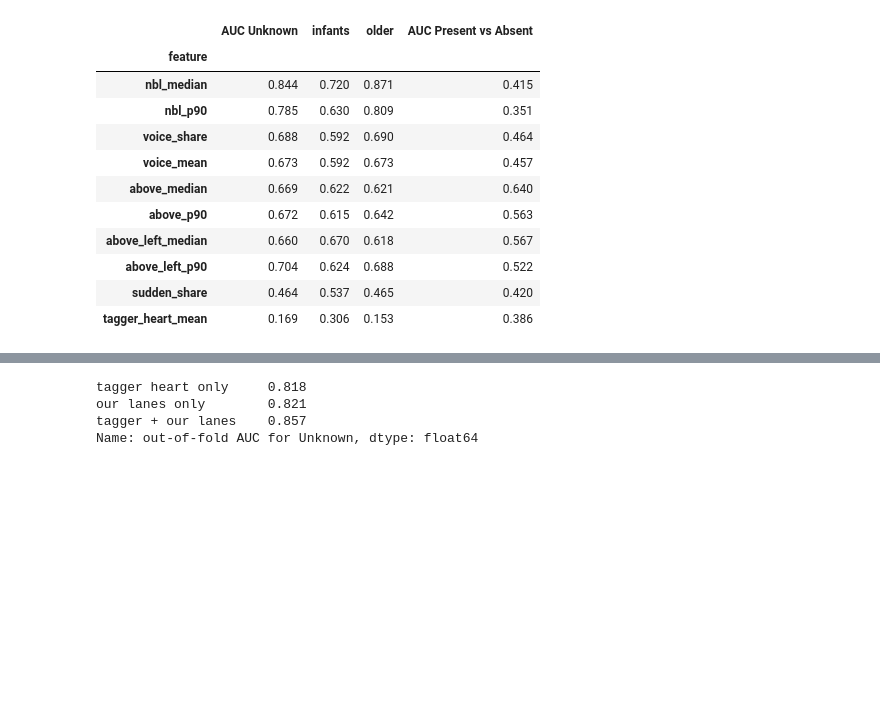
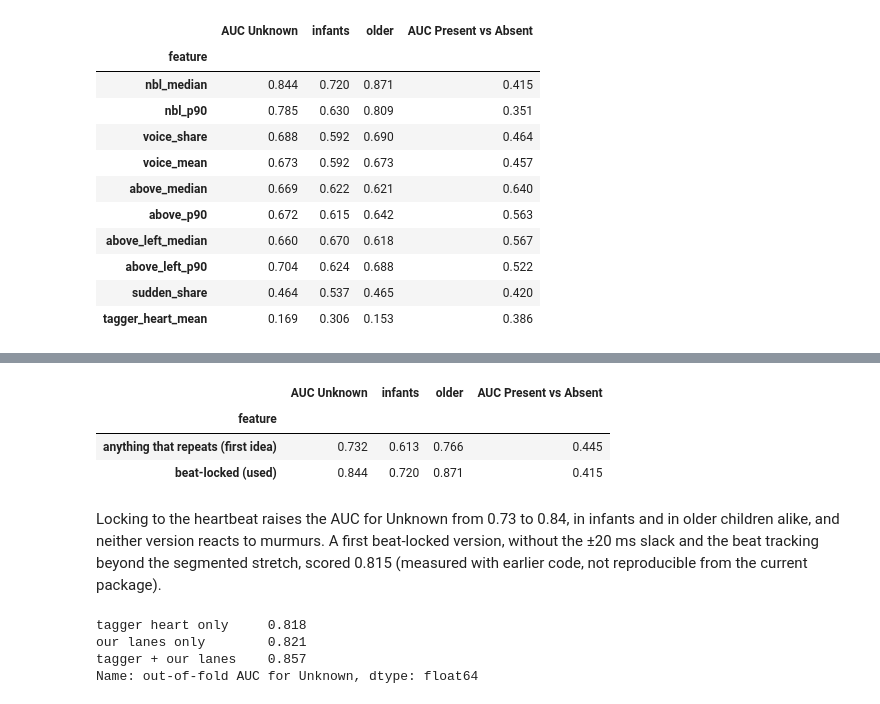
Before and after one commit to AndreXie05/HeartMurmurDetection, a Jupyter notebook: notebooks/02-noise-and-unknown.ipynb, the cells around one changed output, grey strips where cells are left out. Cells and saved outputs as stored; diff of their text form; code cells hidden in the pictures; blank space fills up the shorter version.

```diff
--- a/notebooks/02-noise-and-unknown.ipynb
+++ b/notebooks/02-noise-and-unknown.ipynb
@@ -148,3 +160,20 @@ AUC: 0.5 = chance, 1 = perfect, below 0.5 = lower values go with the class (the
+# %%
+path = results_dir() / "noise-lanes" / "recordings-any-repetition.tsv"
+if RECOMPUTE:   # about 4 min on 4 cores, with OMP_NUM_THREADS=1
+    lanes.any_repetition(train_recs.index).to_frame().to_csv(path, sep="\t")
+first = pd.read_csv(path, sep="\t", index_col="recording_id")["nbl_median"]
+both = pd.concat({"anything that repeats (first idea)": first, "beat-locked (used)": table["nbl_median"]}, axis=1)
+lanes.auc_table(lanes.per_patient(both, patient_of), murmur, infant).round(3)
+# %% [output]
+|  | AUC Unknown | infants | older | AUC Present vs Absent |
+| feature |  |  |  |  |
+| anything that repeats (first idea) | 0.732 | 0.613 | 0.766 | 0.445 |
+| beat-locked (used) | 0.844 | 0.720 | 0.871 | 0.415 |
+# %% [markdown]
+Locking to the heartbeat raises the AUC for Unknown from 0.73 to 0.84, in infants and in older children
+alike, and neither version reacts to murmurs. A first beat-locked version, without the ±20 ms slack and the
+beat tracking beyond the segmented stretch, scored 0.815 (measured with earlier code, not reproducible
+from the current package).
 # %%
 folds = train.loc[per.index, "fold"]
 ours = ["nbl_median", "nbl_p90", "voice_share", "voice_mean", "above_left_median", "sudden_share"]
```
Also changed, not shown: parts of 2 cells of this notebook, 6 other files.
